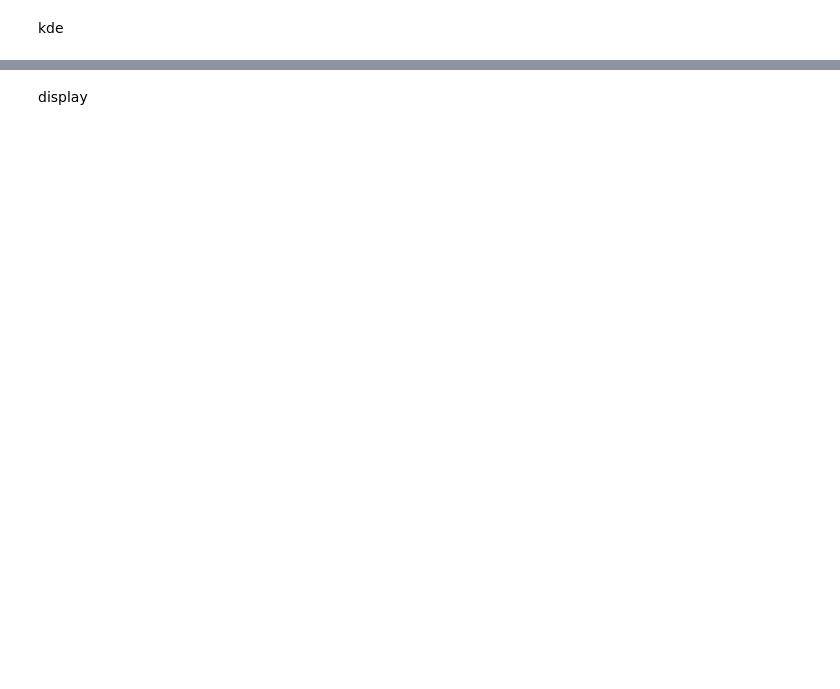
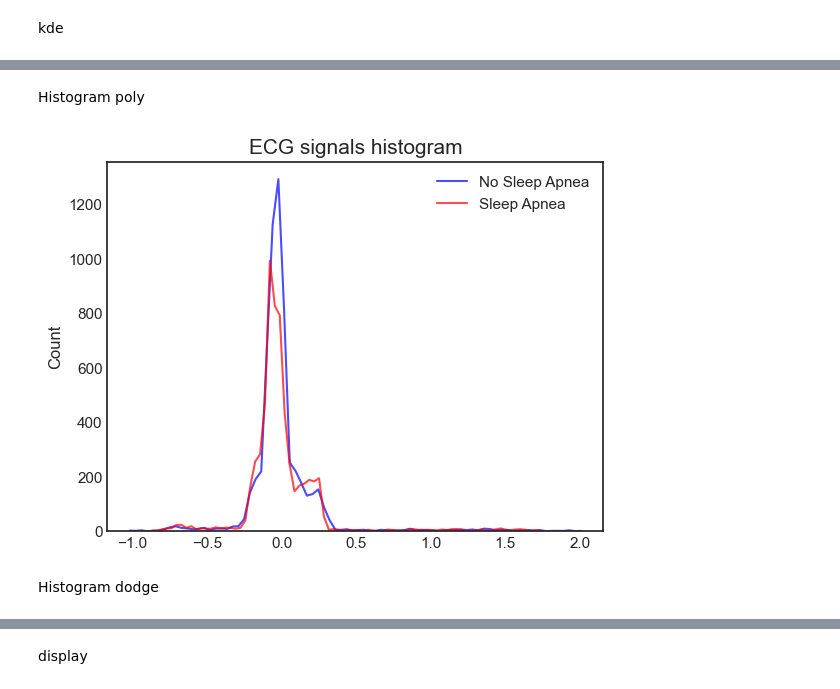
Before and after one commit to Wannesv99/ML2-Apnea-Detection, a Jupyter notebook: Apnea_data/data_visualization.ipynb, the cells around one changed output, grey strips where cells are left out. Drawn from its saved outputs; the diff is of its cells as text; code cells hidden in the pictures; blank space fills up the shorter version.

```diff
--- a/Apnea_data/data_visualization.ipynb
+++ b/Apnea_data/data_visualization.ipynb
@@ -106,0 +145,20 @@ plt.show()
+# %% [markdown]
+Histogram poly
+# %%
+# histogram plot
+
+fig=plt.figure()
+plt.style.use("seaborn-v0_8-white")
+plt.title( 'ECG signals histogram', fontsize = 15)
+
+sns.set(style='darkgrid')
+sns.histplot(data=apnea, label='No Sleep Apnea', fill=False, color= 'blue', alpha  = .7, bins= 80, element="poly")
+sns.histplot(data=no_apnea, label='Sleep Apnea', fill=False, color= 'red', alpha  = .7, bins= 80, element="poly")
+plt.legend()
+
+# plt.savefig('./plots/ecgKDE.jpg', bbox_inches='tight')
+plt.show()
+# %% [output]
+[figure, added]
+# %% [markdown]
+Histogram dodge
```
Also changed, not shown: parts of 9 cells of this notebook, 1 other file.
